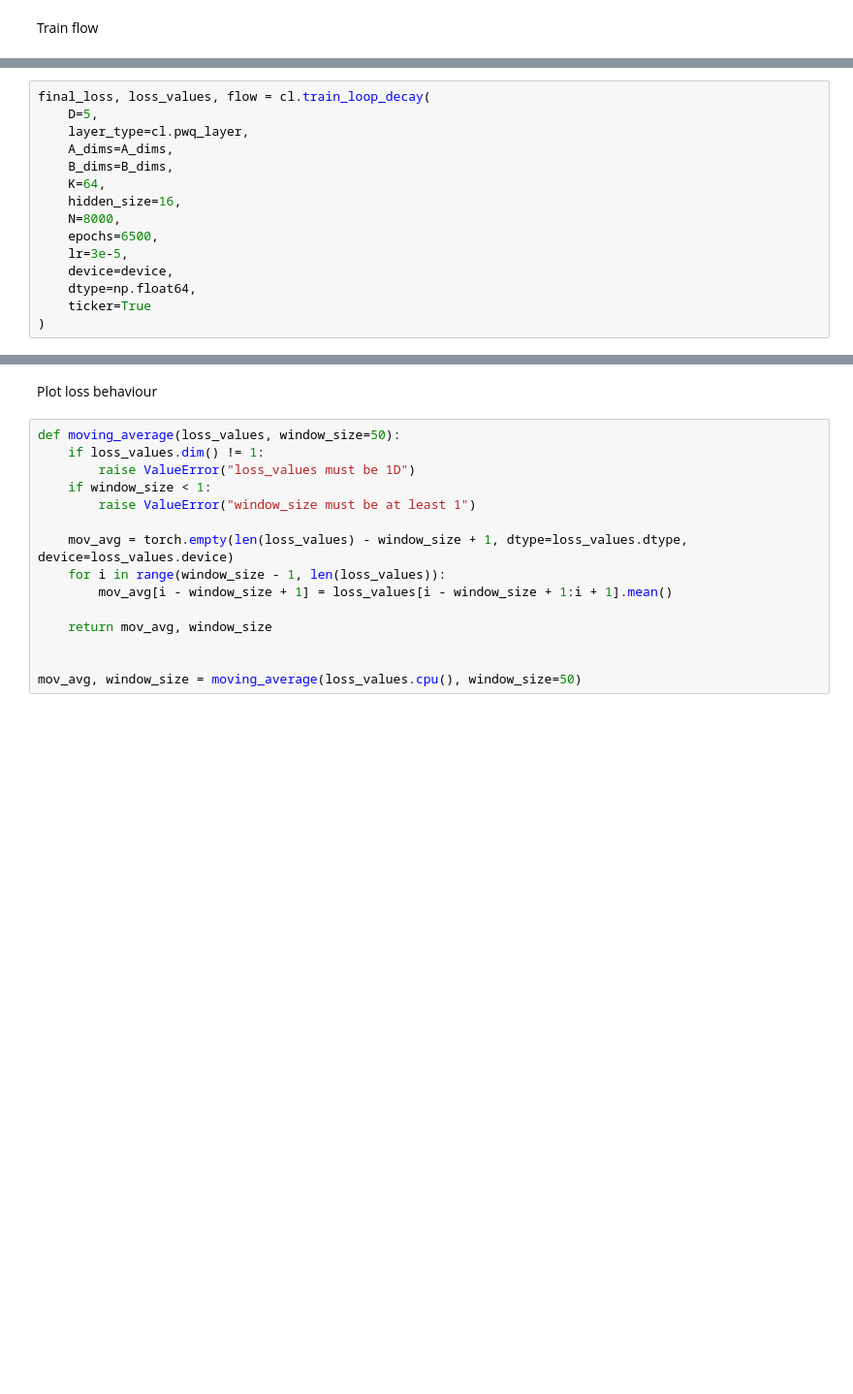
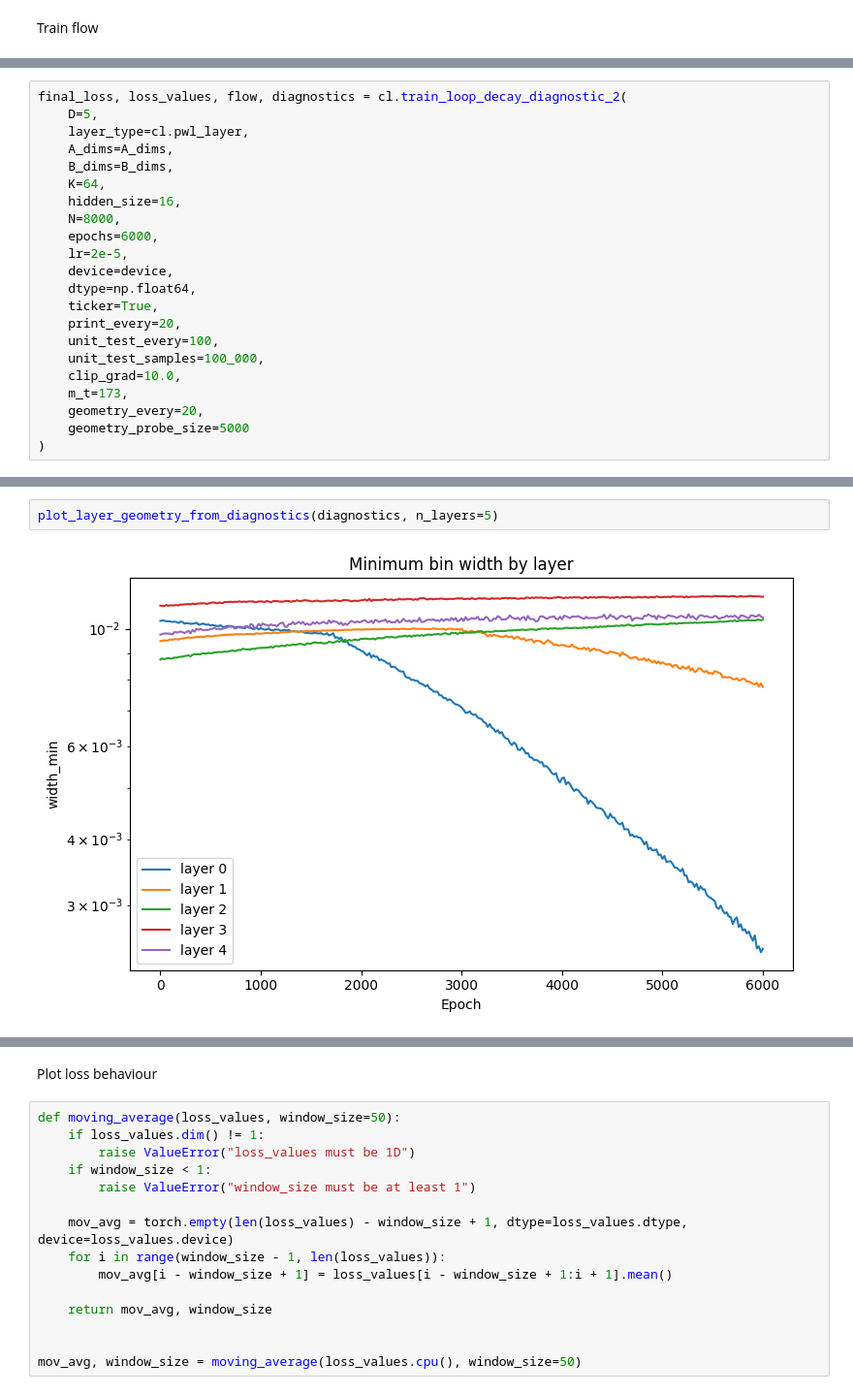
Before and after one commit to alracey/level4-project, a Jupyter notebook: decay_flow.ipynb, the cells around one changed output, grey strips where cells are left out. Shown at 97% size. Drawn from its saved outputs; the diff is of its cells as text; blank space fills up the shorter version.

```diff
--- a/decay_flow.ipynb
+++ b/decay_flow.ipynb
@@ -64,16 +342,23 @@ B_dims = [torch.tensor([0]),
 # %%
-final_loss, loss_values, flow = cl.train_loop_decay(
+final_loss, loss_values, flow, diagnostics = cl.train_loop_decay_diagnostic_2(
     D=5,
-    layer_type=cl.pwq_layer,
+    layer_type=cl.pwl_layer,
     A_dims=A_dims,
     B_dims=B_dims,
     K=64,
     hidden_size=16,
     N=8000,
-    epochs=6500,
-    lr=3e-5,
+    epochs=6000,
+    lr=2e-5,
     device=device,
     dtype=np.float64,
-    ticker=True
+    ticker=True,
+    print_every=20,
+    unit_test_every=100,
+    unit_test_samples=100_000,
+    clip_grad=10.0,
+    m_t=173,
+    geometry_every=20,
+    geometry_probe_size=5000
 )
 # %% [output]
@@ -96,0 +565,4 @@ Mean value:  3906836.7291257773
+# %%
+plot_layer_geometry_from_diagnostics(diagnostics, n_layers=5)
+# %% [output]
+[figure, added]
```
Also changed, not shown: parts of 47 cells of this notebook, 8 other files.
